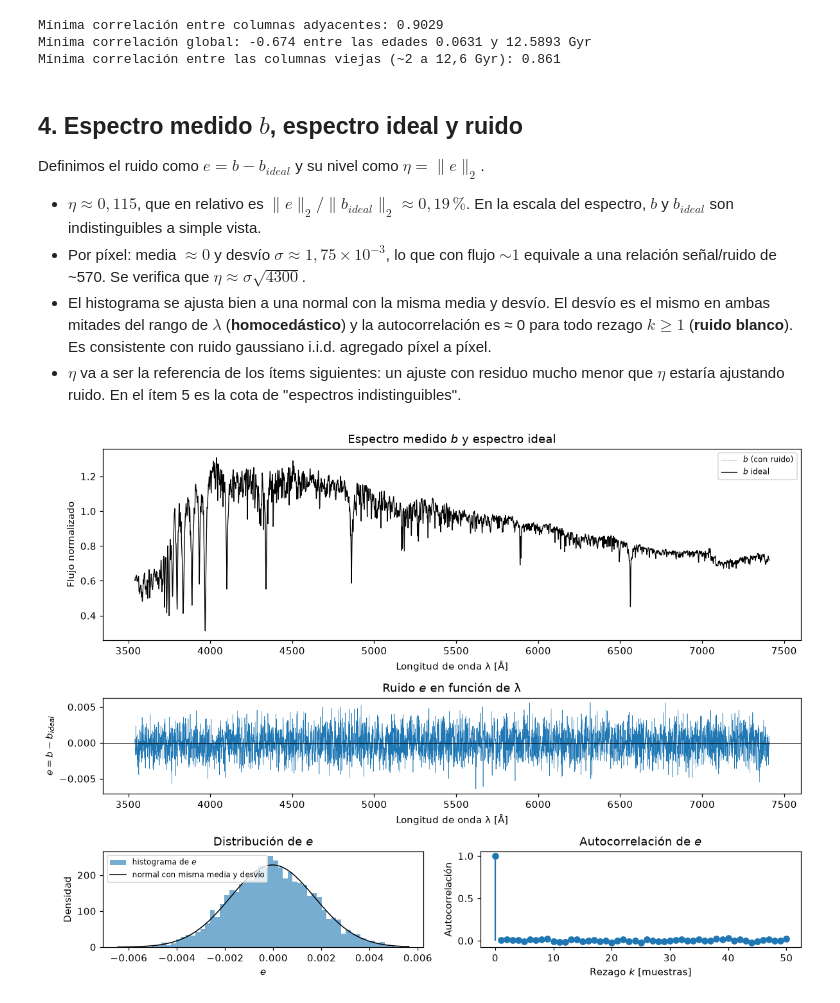
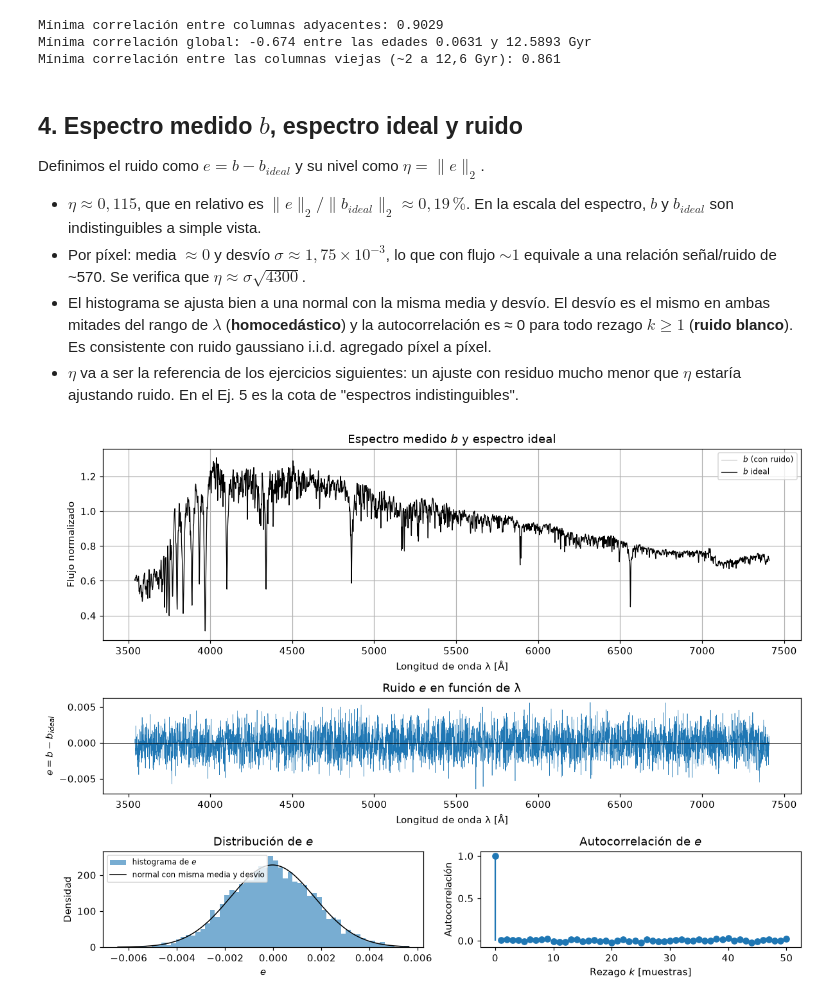
Before and after one commit to emalincic/TP2---M-todos-Num-ricos, a Jupyter notebook: Ej1_Exploracion/ej1.ipynb, the cells around one changed output. Drawn from its saved outputs; the diff is of its cells as text; code cells hidden in the pictures.

```diff
--- a/Ej1_Exploracion/ej1.ipynb
+++ b/Ej1_Exploracion/ej1.ipynb
@@ -223,7 +223,7 @@ Definimos el ruido como $e = b - b_{ideal}$ y su nivel como $\eta = \|e\|_2$.
 - $\eta \approx 0{,}115$, que en relativo es $\|e\|_2/\|b_{ideal}\|_2 \approx 0{,}19\,\%$. En la escala del espectro, $b$ y $b_{ideal}$ son indistinguibles a simple vista.
 - Por píxel: media $\approx 0$ y desvío $\sigma \approx 1{,}75\times10^{-3}$, lo que con flujo $\sim 1$ equivale a una relación señal/ruido de ~570. Se verifica que $\eta \approx \sigma\sqrt{4300}$.
 - El histograma se ajusta bien a una normal con la misma media y desvío. El desvío es el mismo en ambas mitades del rango de $\lambda$ (**homocedástico**) y la autocorrelación es ≈ 0 para todo rezago $k \ge 1$ (**ruido blanco**). Es consistente con ruido gaussiano i.i.d. agregado píxel a píxel.
-- $\eta$ va a ser la referencia de los ítems siguientes: un ajuste con residuo mucho menor que $\eta$ estaría ajustando ruido. En el ítem 5 es la cota de "espectros indistinguibles".
+- $\eta$ va a ser la referencia de los ejercicios siguientes: un ajuste con residuo mucho menor que $\eta$ estaría ajustando ruido. En el Ej. 5 es la cota de "espectros indistinguibles".
 # %%
 e = b - b_ideal
 # Calculo la norma del ruido, η = ||b - b_ideal||_2 (por default norm ya calcula la l2)
@@ -244,6 +244,7 @@ ax.set_xlabel("Longitud de onda λ [Å]")
 ax.set_ylabel("Flujo normalizado")
 ax.set_title("Espectro medido $b$ y espectro ideal")
 ax.legend(fontsize=8)
+ax.grid()
 
 ax = axd["e"]
 ax.plot(lam, e, linewidth=0.4)
@@ -263,31 +264,31 @@ ax.set_title("Distribución de $e$")
 ax.legend(fontsize=8)
 
 ax = axd["ac"]
 K = 50  # miro 50 rezagos: si el ruido es blanco, pasado k = 1 la autocorrelación ya es solo ruido de estimación
 # r_k = Σ (e_t - m)(e_{t+k} - m) / Σ (e_t - m)², normalizada por la varianza total
 den = np.dot(e - m, e - m)
 ac = np.empty(K + 1)
 for k in range(K + 1):
     ac[k] = np.dot(e[:len(e) - k] - m, e[k:] - m) / den
 ax.stem(np.arange(K + 1), ac, basefmt=" ")
 ax.set_xlabel("Rezago $k$ [muestras]")
 ax.set_ylabel("Autocorrelación")
 ax.set_title("Autocorrelación de $e$")
 
 fig.tight_layout()
 fig.savefig(FIG / "04_ruido.png")
 plt.show()
 
 mitad = len(e) // 2
 print("η = ||b - b_ideal||_2 =", eta)
 print("η / ||b_ideal||_2 =", eta / np.linalg.norm(b_ideal))
 print("media de e =", m)
 print("desvío estándar de e =", s)
 print("σ · √n (n = cantidad de píxeles) =", s * np.sqrt(len(e)))
 print("1 / σ (relación señal/ruido, con el flujo normalizado a ~1) =", 1 / s)
 print("desvío estándar de e, primera mitad de λ =", e[:mitad].std())
 print("desvío estándar de e, segunda mitad de λ =", e[mitad:].std())
 print("autocorrelación de rezago 1 =", ac[1])
 print("máximo de |autocorrelación| para k ≥ 1 =", np.abs(ac[1:]).max())
 # %% [output]
-[figure, old version]
+[figure, new version]
```
Also changed, not shown: parts of 5 cells of this notebook, 7 other files.
